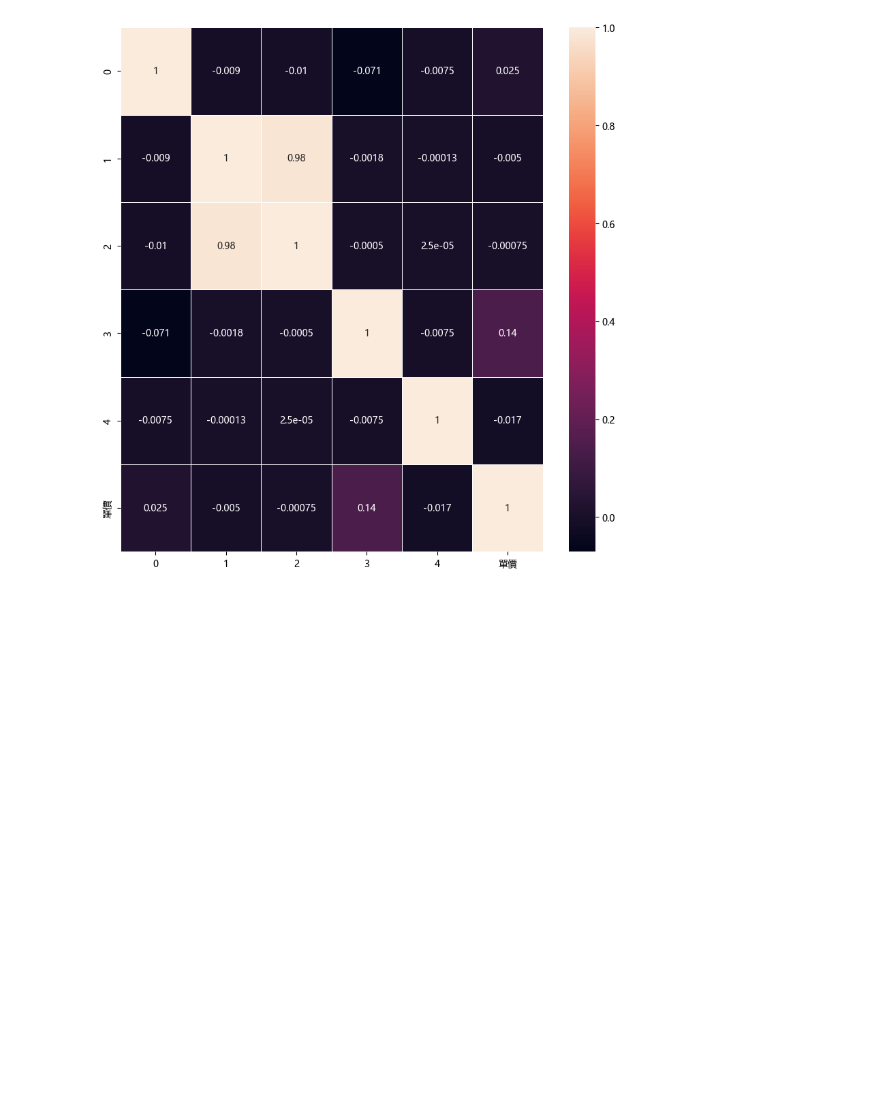
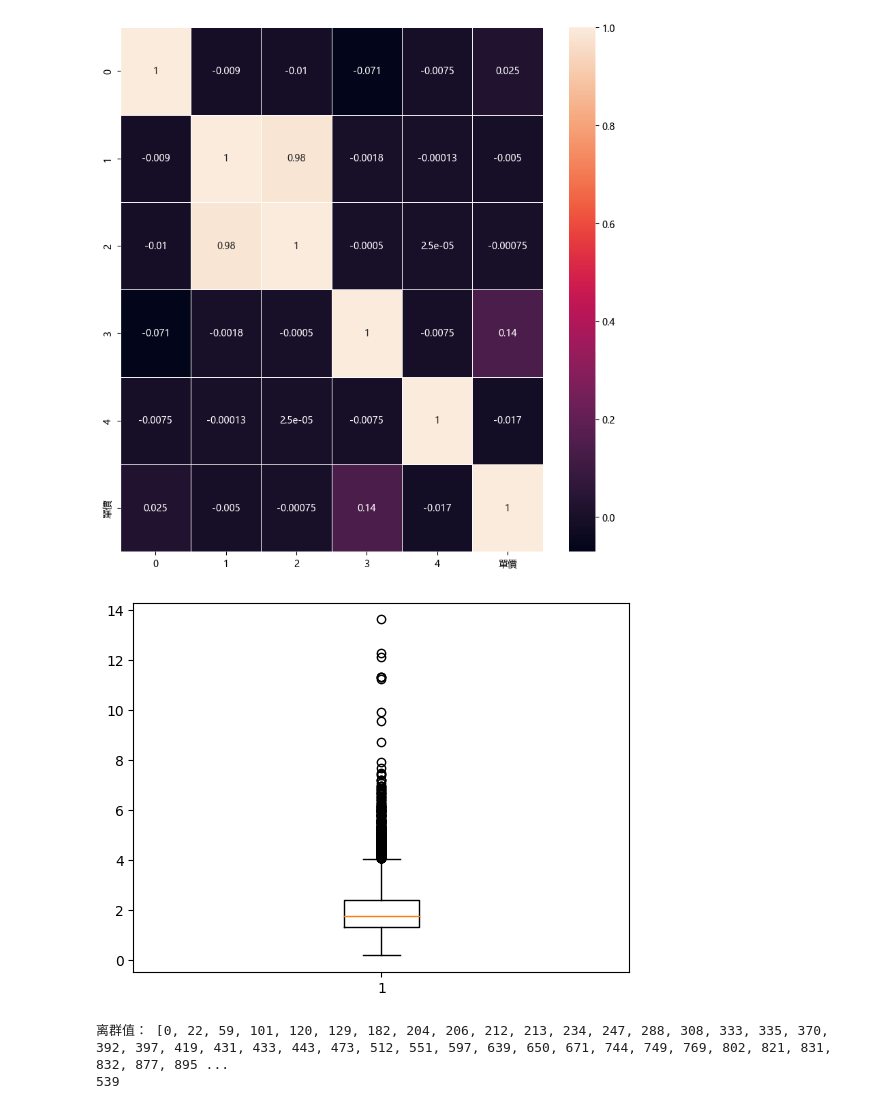
Before and after one commit to kpliao1206/Real_estate_value, a Jupyter notebook: Data_analyze.ipynb, the cells around one changed output. Saved outputs shown, nothing was run; the diff lists cells and outputs as text; code cells hidden in the pictures; blank space fills up the shorter version.

```diff
--- a/Data_analyze.ipynb
+++ b/Data_analyze.ipynb
@@ -215,3 +222,32 @@ sns.heatmap(new_features_pd.corr(), annot=True, linewidth=0.5)
 plt.show()
 # %% [output]
 [figure]
+# %%
+# 绘制箱线图
+plt.figure()
+plt.boxplot(np.array(target))
+
+# 显示箱线图
+plt.show()
+
+# 使用箱线图识别离群值
+def identify_outliers(data):
+    q1 = np.percentile(data, 25)  # 计算第一四分位数（Q1）
+    q3 = np.percentile(data, 75)  # 计算第三四分位数（Q3）
+    iqr = q3 - q1  # 计算四分位距（IQR）
+
+    lower_bound = q1 - 1.5 * iqr  # 计算下限
+    upper_bound = q3 + 1.5 * iqr  # 计算上限
+
+    outliers = [i for i in range(len(data)) if data[i] < lower_bound or data[i] > upper_bound]
+
+    return outliers
+
+# 调用函数识别离群值
+outliers = identify_outliers(np.array(target))
+print("离群值：", outliers)
+print(len(outliers))
+# %% [output]
+[figure, added]
+离群值： [0, 22, 59, 101, 120, 129, 182, 204, 206, 212, 213, 234, 247, 288, 308, 333, 335, 370, 392, 397, 419, 431, 433, 443, 473, 512, 551, 597, 639, 650, 671, 744, 749, 769, 802, 821, 831, 832, 877, 895 ...
+539
```
Also changed, not shown: parts of 1 cell of this notebook, 9 other files.
